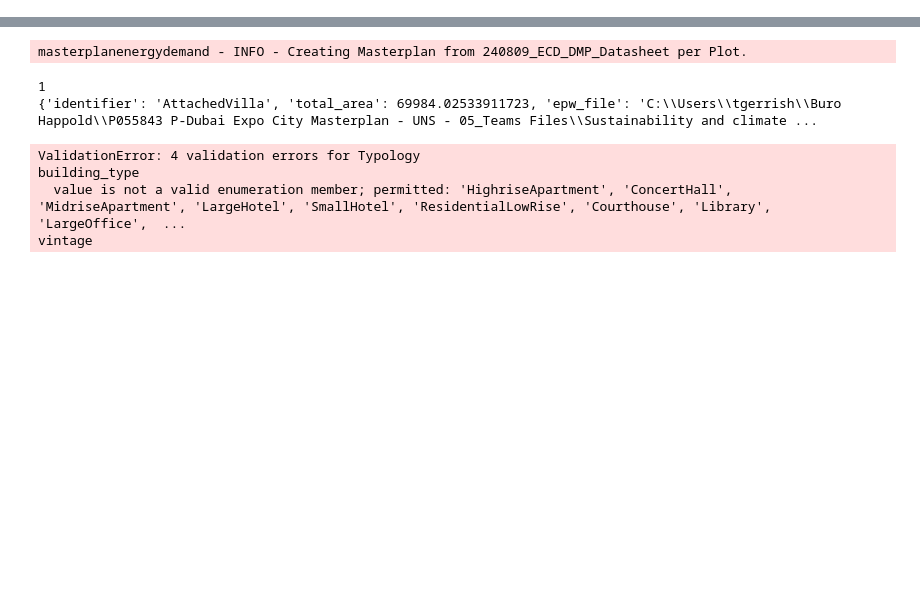
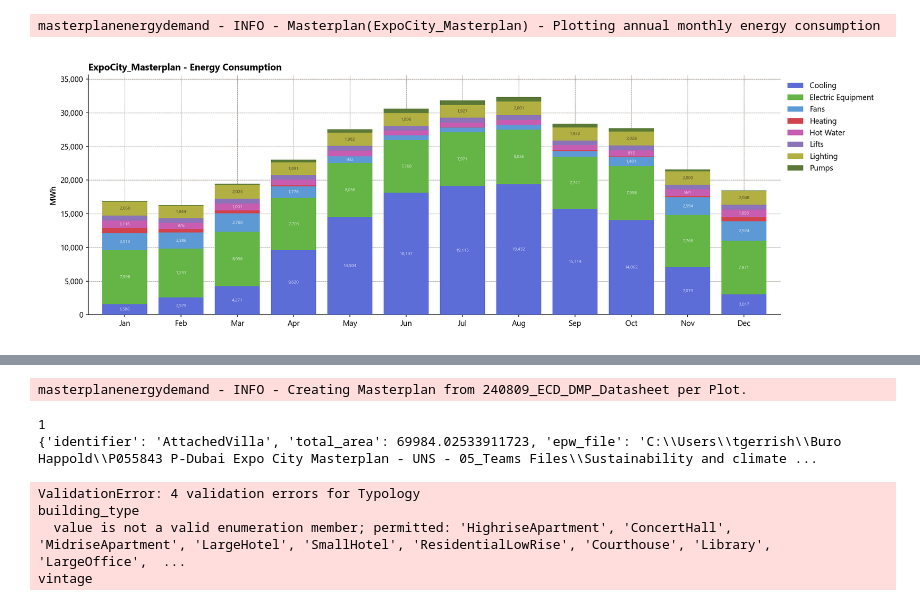
Before and after one commit to BHoM/LadyBugTools_Prototypes, a Jupyter notebook: LadyBugTools_Prototype_Engine/Python/MasterplanEnergyDemand/MasterplanEnergyDemand_Dev.ipynb, the cells around one changed output, grey strips where cells are left out. Drawn from its saved outputs; the diff is of its cells as text; code cells hidden in the pictures; blank space fills up the shorter version.

```diff
--- a/LadyBugTools_Prototype_Engine/Python/MasterplanEnergyDemand/MasterplanEnergyDemand_Dev.ipynb
+++ b/LadyBugTools_Prototype_Engine/Python/MasterplanEnergyDemand/MasterplanEnergyDemand_Dev.ipynb
@@ -22,0 +235,11 @@ epw_file = r"C:\Users\tgerrish\Documents\GitHub\BHoM\LadyBugTools_Prototypes\Lad
+# %%
+dpi=300
+
+fig, ax = plt.subplots(1, 1, figsize=(15, 5))
+mped.plot_annual_monthly(ax=ax, y_units="MWh")
+ax.set_ylabel("MWh")
+plt.tight_layout()
+plt.savefig(r"C:\Users\tgerrish\Buro Happold\P055843 P-Dubai Expo City Masterplan - UNS - 05_Teams Files\Sustainability and climate\Stage 3C report\assets\10.7_masterplan_energy_consumption_monthly.png", dpi=dpi, transparent=True)
+# %% [output]
+masterplanenergydemand - INFO - Masterplan(ExpoCity_Masterplan) - Plotting annual monthly energy consumption
+[figure, added]
```
Also changed, not shown: parts of 19 cells of this notebook, 3 other files.
